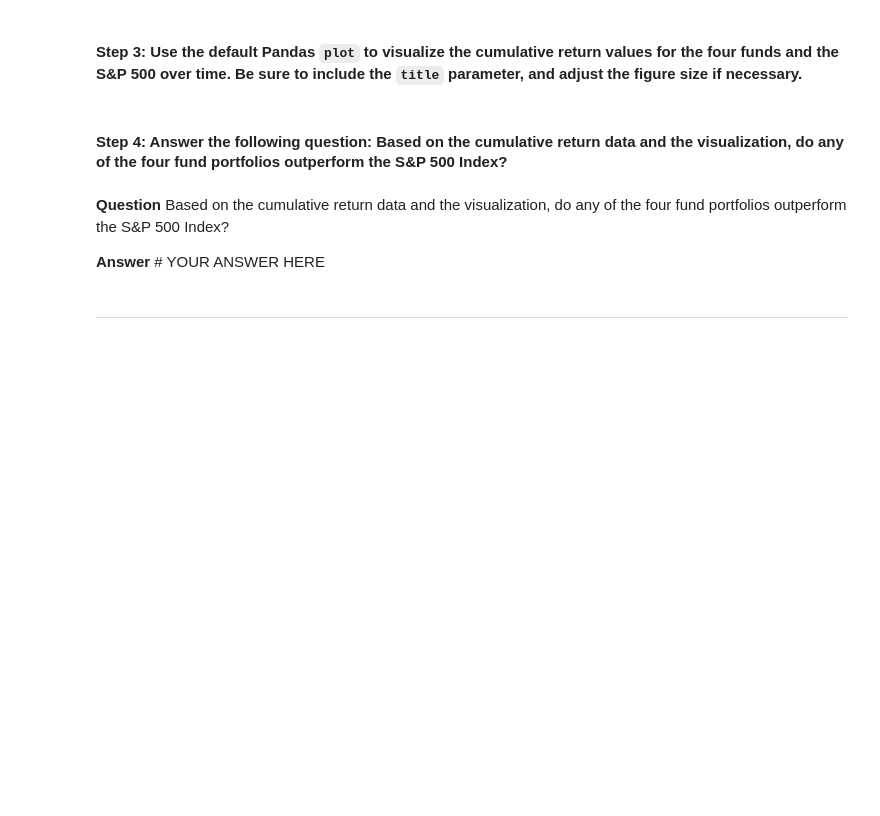
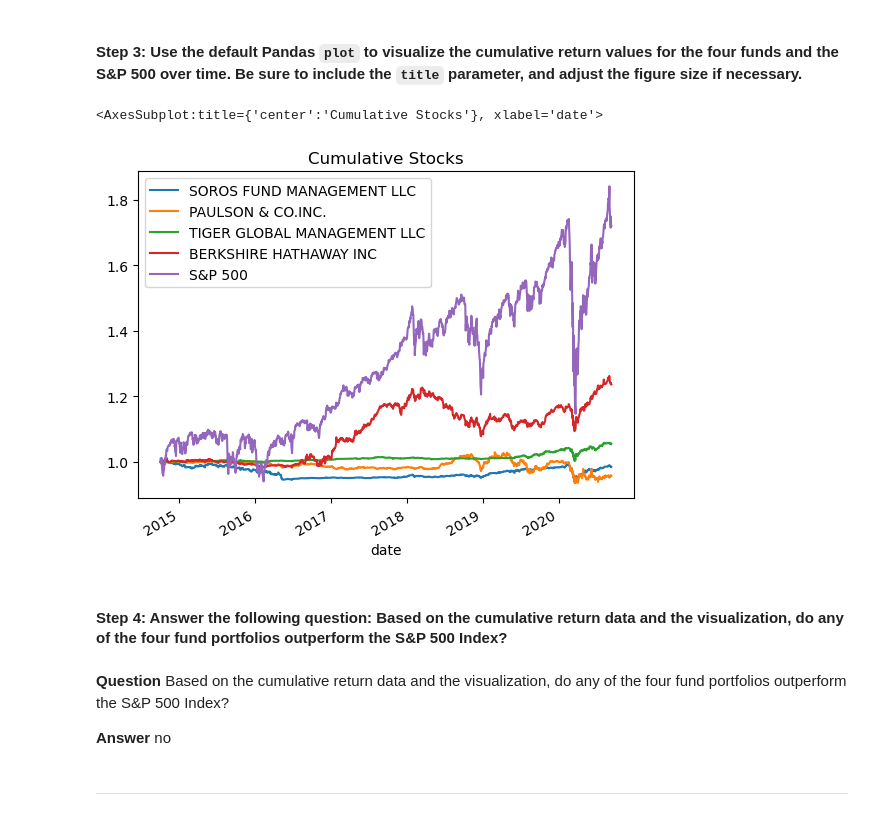
Before and after one commit to Mestrada1997/HW-4, a Jupyter notebook: risk_return_analysis.ipynb, the cells around one changed output. Cells and saved outputs as stored; diff of their text form; code cells hidden in the pictures; blank space fills up the shorter version.

```diff
--- a/risk_return_analysis.ipynb
+++ b/risk_return_analysis.ipynb
@@ -153,13 +181,16 @@ print(daily_returns)
 # %%
 # Visualize the cumulative returns using the Pandas plot function
 # Include a title parameter and adjust the figure size
-# YOUR CODE HERE
+cumulative_returns.plot( title="Cumulative Stocks")
+# %% [output]
+<AxesSubplot:title={'center':'Cumulative Stocks'}, xlabel='date'>
+[figure, added]
 # %% [markdown]
 #### Step 4: Answer the following question: Based on the cumulative return data and the visualization, do any of the four fund portfolios outperform the S&P 500 Index?
 # %% [markdown]
 **Question** Based on the cumulative return data and the visualization, do any of the four fund portfolios outperform the S&P 500 Index?
 
-**Answer** # YOUR ANSWER HERE
+**Answer** no
 # %% [markdown]
 ---
 # %% [markdown]
```
Also changed, not shown: parts of 34 cells of this notebook.
